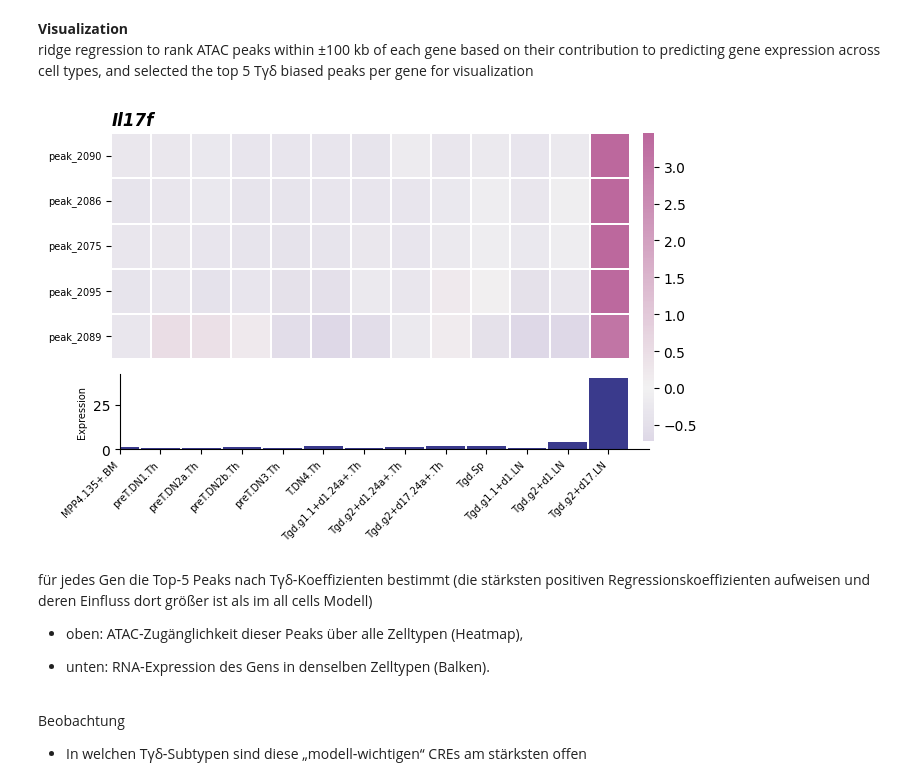
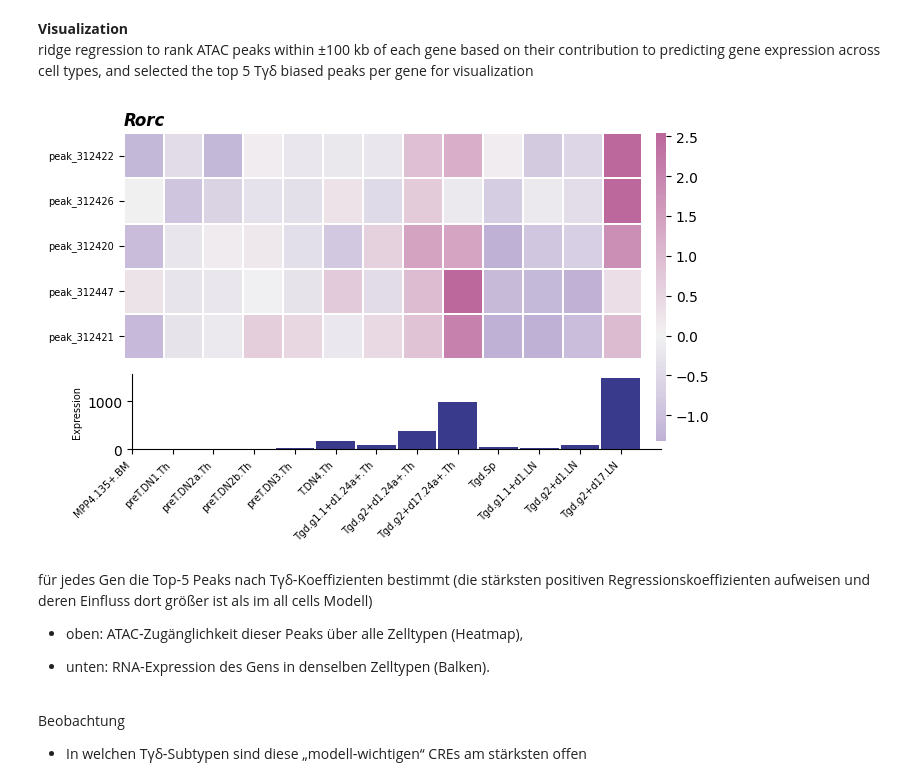
Before and after one commit to datascience-mobi-2026/topic04_team03, a Jupyter notebook: jupyter_rosa_3.ipynb, the cells around one changed output. Drawn from its saved outputs; the diff is of its cells as text; code cells hidden in the pictures.

```diff
--- a/jupyter_rosa_3.ipynb
+++ b/jupyter_rosa_3.ipynb
@@ -1927,7 +1926,7 @@ ImmGenATAC1219.peak_312469 -12.449974  14.643143  Rorc
         as_cmap=True
     )
 
-    genes = ["Il17f"]#, "Il17f", "Cd3d", "Rorc"
+    genes = ["Rorc"]#, "Il17f", "Cd3d", "Rorc"
 
     fig = plt.figure(figsize=(7, 4 * len(genes)))
     outer = fig.add_gridspec(
@@ -1994,34 +1993,35 @@ ImmGenATAC1219.peak_312469 -12.449974  14.643143  Rorc
             rna_vals = rna_row[Tgd_cells].iloc[0]
 
             ax_bar.bar(
                 np.arange(len(Tgd_cells)),
                 rna_vals.values,
                 width=0.95,
                 color="#3a3a8c"
             )
             ax_bar.set_xticks(np.arange(len(Tgd_cells)))
             ax_bar.set_xticklabels(Tgd_cells, rotation=45, ha="right", fontsize=7)
             ax_bar.set_ylabel("Expression", fontsize=7)
             ax_bar.spines[["top", "right"]].set_visible(False)
 
         ax_heat.set_xlim(0, len(Tgd_cells))
         ax_bar.set_xlim(0, len(Tgd_cells))
 
         heat_pos = ax_heat.get_position()
         bar_pos = ax_bar.get_position()
 
         # Barplot nach rechts, nach unten und etwas länger
         ax_bar.set_position([
             heat_pos.x0 + 0.012,      # nach rechts
             bar_pos.y0 - 0.02,        # nach unten
             heat_pos.width + 0.015,   # etwas länger/breiter
             bar_pos.height
         ])
     # plt.savefig(f"plots_for_poster/top_peaks_ATAC_RNA_{genes}", dpi=300, bbox_inches="tight")
+    plt.savefig(f"plots_for_poster/top_peaks_ATAC_RNA_Rorc", dpi=300, bbox_inches="tight")
     plt.tight_layout()
     plt.show()
 # %% [output]
-[figure, old version]
+[figure, new version]
 # %% [markdown]
 für jedes Gen die Top‑5 Peaks nach Tγδ‑Koeffizienten bestimmt (die stärksten positiven Regressionskoeffizienten aufweisen und deren Einfluss dort größer ist als im all cells Modell)
 
```
Also changed, not shown: parts of 4 cells of this notebook, 3 other files.
